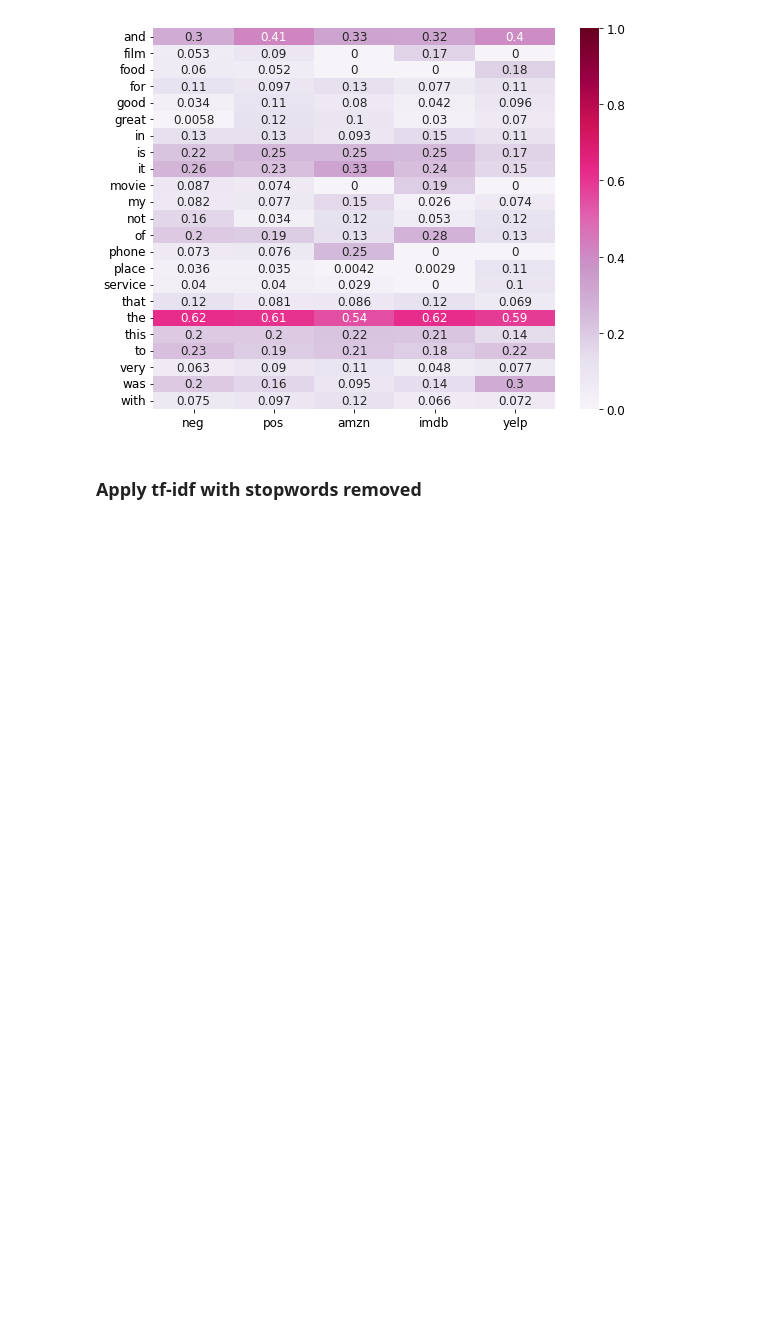
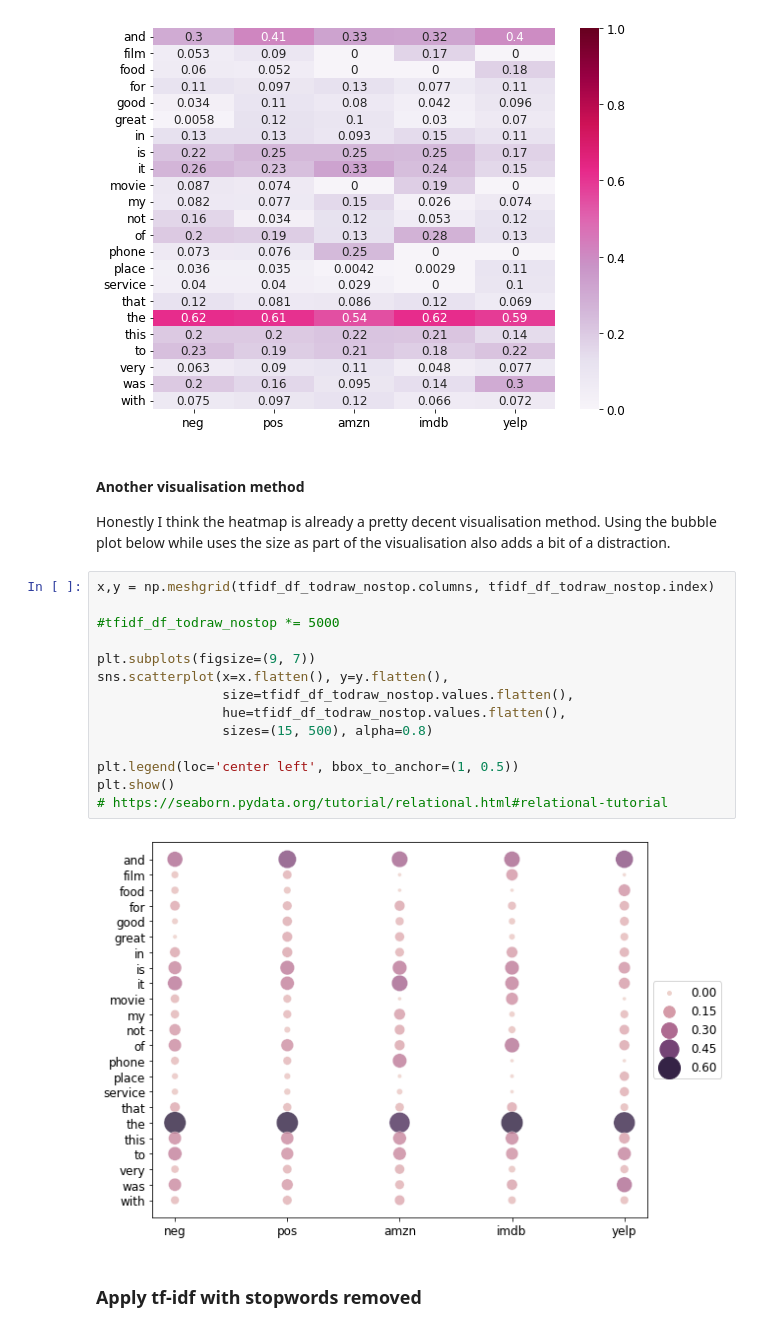
Before and after one commit to LKChenLK/DM2021-Lab1-Homework, a Jupyter notebook: DM2021-Lab1-Homework.ipynb, the cells around one changed output. Cells and saved outputs as stored; diff of their text form; blank space fills up the shorter version.

Commit message:
add visualisation

```diff
--- a/DM2021-Lab1-Homework.ipynb
+++ b/DM2021-Lab1-Homework.ipynb
@@ -1284,6 +1284,25 @@ ax = sns.heatmap(tfidf_df_todraw_nostop,
 plt.show()
 # %% [output]
 [figure]
+# %% [markdown]
+#### Another visualisation method
+Honestly I think the heatmap is already a pretty decent visualisation method. Using the bubble plot below while uses the size as part of the visualisation also adds a bit of a distraction.
+# %%
+x,y = np.meshgrid(tfidf_df_todraw_nostop.columns, tfidf_df_todraw_nostop.index)
+
+#tfidf_df_todraw_nostop *= 5000
+
+plt.subplots(figsize=(9, 7))
+sns.scatterplot(x=x.flatten(), y=y.flatten(),
+                size=tfidf_df_todraw_nostop.values.flatten(),
+                hue=tfidf_df_todraw_nostop.values.flatten(),
+                sizes=(15, 500), alpha=0.8)
+
+plt.legend(loc='center left', bbox_to_anchor=(1, 0.5))
+plt.show()
+# https://seaborn.pydata.org/tutorial/relational.html#relational-tutorial
+# %% [output]
+[figure, added]
 # %% [markdown]
 ### Apply tf-idf with stopwords removed
 # %%
```
Also changed, not shown: parts of 7 cells of this notebook.
